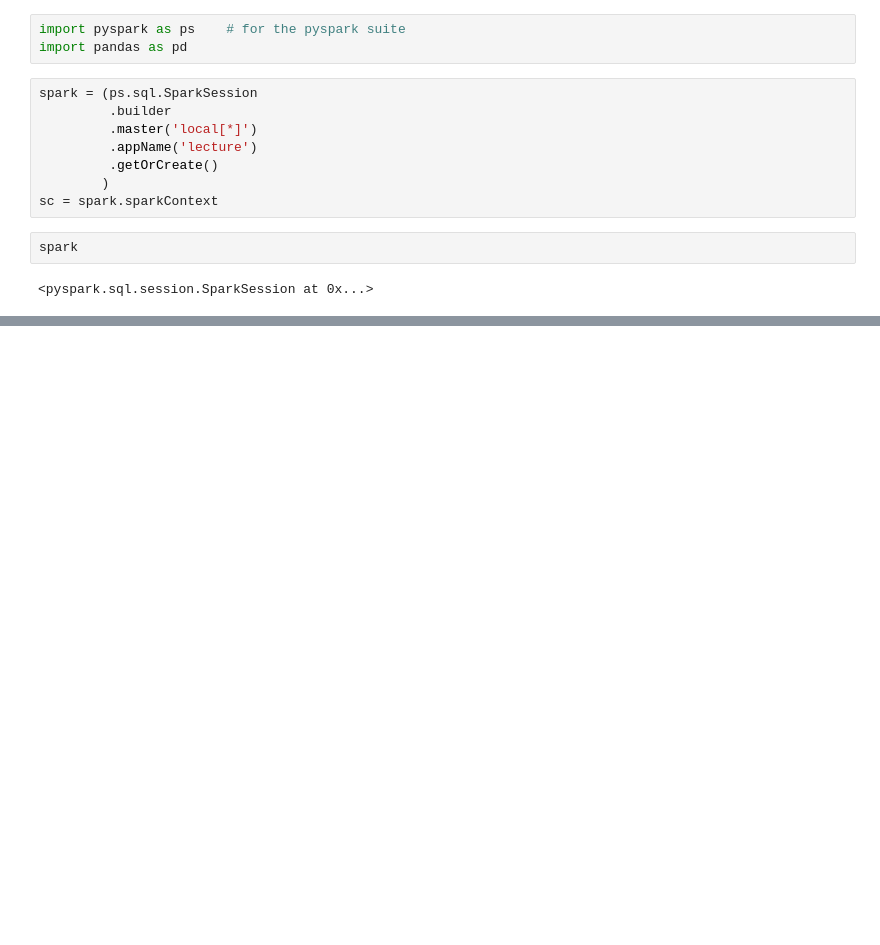
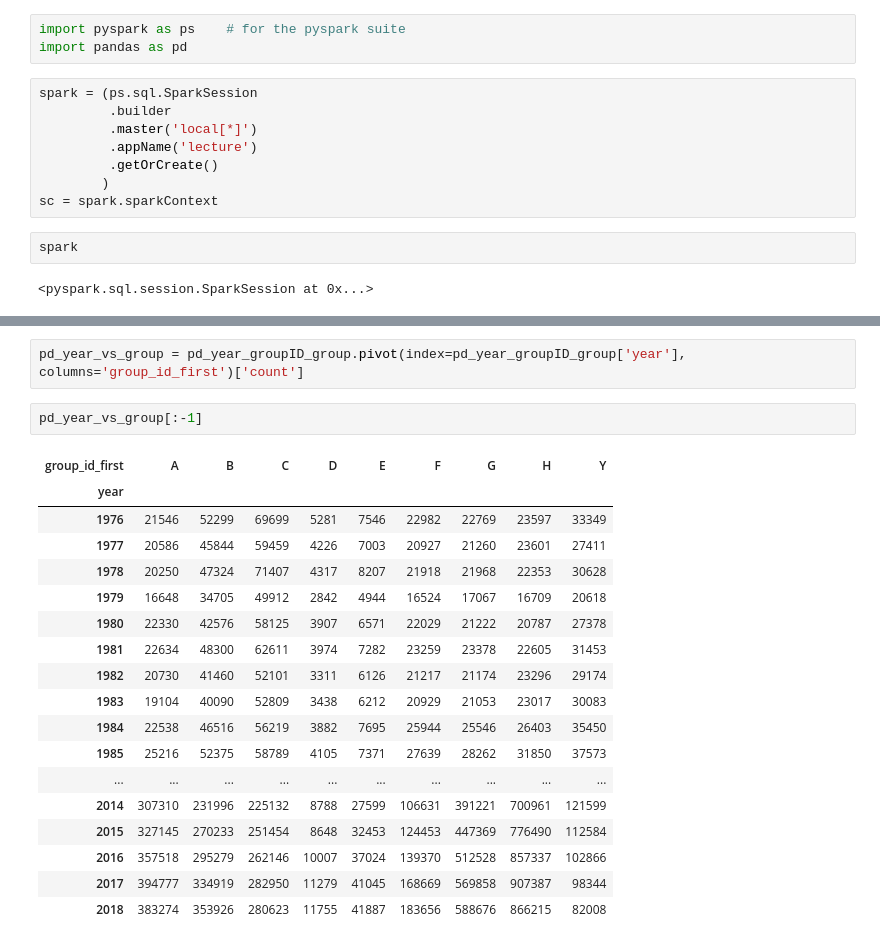
Before and after one commit to LawrenceGlenn/Exploration_of_Patent_Data, a Jupyter notebook: Topic_Analysis_by_year.ipynb, the cells around one changed output, grey strips where cells are left out. Drawn from its saved outputs; the diff is of its cells as text; blank space fills up the shorter version.

```diff
--- a/Topic_Analysis_by_year.ipynb
+++ b/Topic_Analysis_by_year.ipynb
@@ -29,0 +228,23 @@ df.printSchema()
+# %%
+pd_year_vs_group = pd_year_groupID_group.pivot(index=pd_year_groupID_group['year'], columns='group_id_first')['count']
+# %%
+pd_year_vs_group[:-1]
+# %% [output]
+| group_id_first | A | B | C | D | E | F | G | H | Y |
+| year |  |  |  |  |  |  |  |  |  |
+| 1976 | 21546 | 52299 | 69699 | 5281 | 7546 | 22982 | 22769 | 23597 | 33349 |
+| 1977 | 20586 | 45844 | 59459 | 4226 | 7003 | 20927 | 21260 | 23601 | 27411 |
+| 1978 | 20250 | 47324 | 71407 | 4317 | 8207 | 21918 | 21968 | 22353 | 30628 |
+| 1979 | 16648 | 34705 | 49912 | 2842 | 4944 | 16524 | 17067 | 16709 | 20618 |
+| 1980 | 22330 | 42576 | 58125 | 3907 | 6571 | 22029 | 21222 | 20787 | 27378 |
+| 1981 | 22634 | 48300 | 62611 | 3974 | 7282 | 23259 | 23378 | 22605 | 31453 |
+| 1982 | 20730 | 41460 | 52101 | 3311 | 6126 | 21217 | 21174 | 23296 | 29174 |
+| 1983 | 19104 | 40090 | 52809 | 3438 | 6212 | 20929 | 21053 | 23017 | 30083 |
+| 1984 | 22538 | 46516 | 56219 | 3882 | 7695 | 25944 | 25546 | 26403 | 35450 |
+| 1985 | 25216 | 52375 | 58789 | 4105 | 7371 | 27639 | 28262 | 31850 | 37573 |
+| ... | ... | ... | ... | ... | ... | ... | ... | ... | ... |
+| 2014 | 307310 | 231996 | 225132 | 8788 | 27599 | 106631 | 391221 | 700961 | 121599 |
+| 2015 | 327145 | 270233 | 251454 | 8648 | 32453 | 124453 | 447369 | 776490 | 112584 |
+| 2016 | 357518 | 295279 | 262146 | 10007 | 37024 | 139370 | 512528 | 857337 | 102866 |
+| 2017 | 394777 | 334919 | 282950 | 11279 | 41045 | 168669 | 569858 | 907387 | 98344 |
+| 2018 | 383274 | 353926 | 280623 | 11755 | 41887 | 183656 | 588676 | 866215 | 82008 |
```
Also changed, not shown: parts of 21 cells of this notebook.
